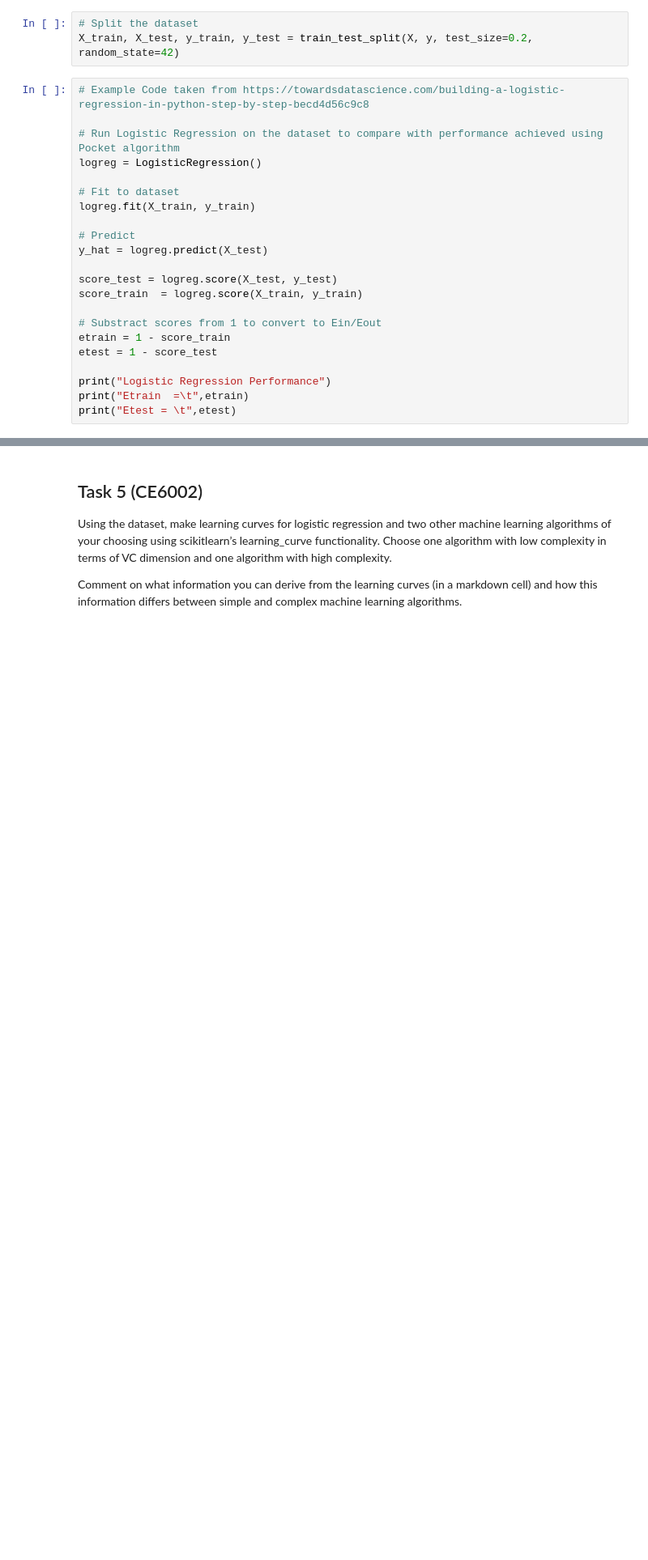
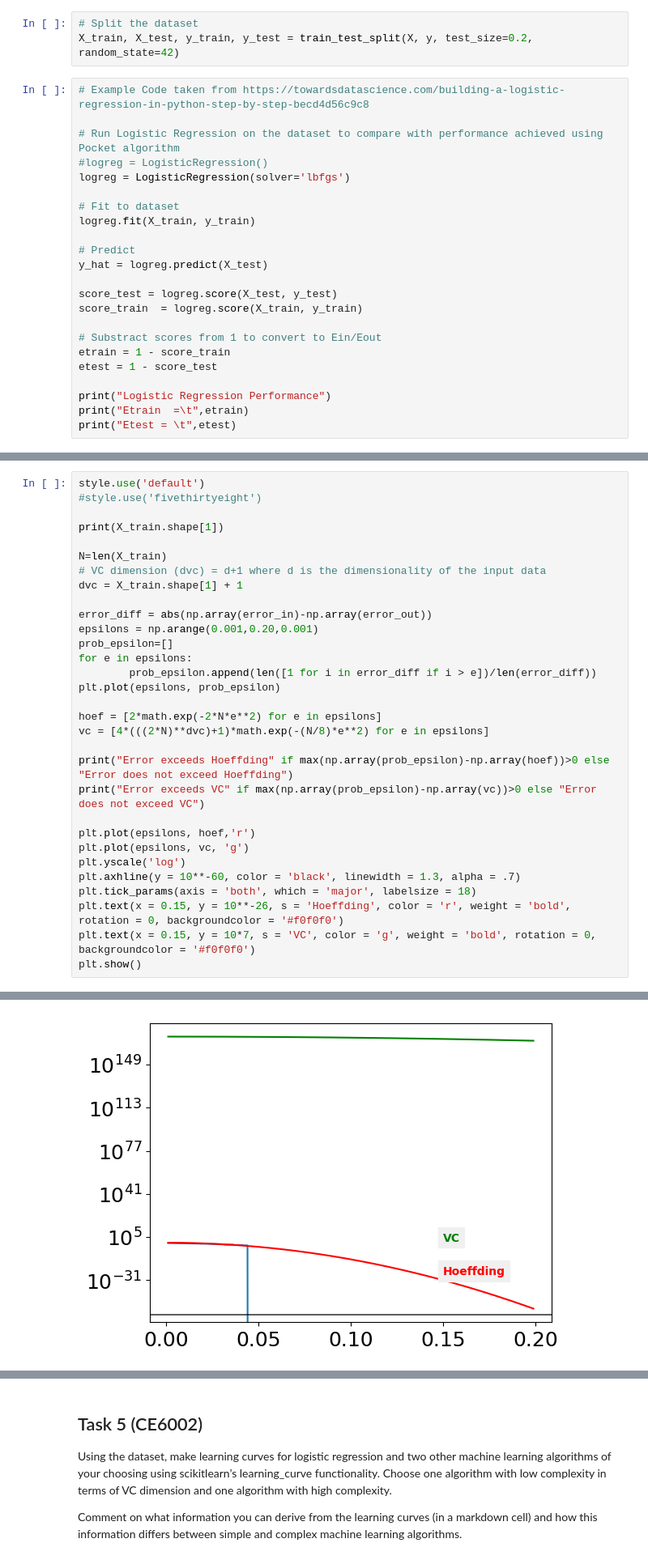
Before and after one commit to vipulpopat/MSCAI_Sem1_Etivity2, a Jupyter notebook: Etivity2_9939245.ipynb, the cells around one changed output, grey strips where cells are left out. Shown: that part at 81% size. Drawn from its saved outputs; the diff is of its cells as text; blank space fills up the shorter version.

```diff
--- a/Etivity2_9939245.ipynb
+++ b/Etivity2_9939245.ipynb
@@ -931,7 +935,8 @@ X_train, X_test, y_train, y_test = train_test_split(X, y, test_size=0.2, random_
 # Example Code taken from https://towardsdatascience.com/building-a-logistic-regression-in-python-step-by-step-becd4d56c9c8
 
 # Run Logistic Regression on the dataset to compare with performance achieved using Pocket algorithm
-logreg = LogisticRegression()
+#logreg = LogisticRegression()
+logreg = LogisticRegression(solver='lbfgs')
 
 # Fit to dataset
 logreg.fit(X_train, y_train)
@@ -1031,0 +1104,32 @@ hoeffding_plot(X,y,logreg,repeats=1000)
+# %%
+style.use('default')
+#style.use('fivethirtyeight')
+
+print(X_train.shape[1])
+
+N=len(X_train)
+# VC dimension (dvc) = d+1 where d is the dimensionality of the input data
+dvc = X_train.shape[1] + 1
+
+error_diff = abs(np.array(error_in)-np.array(error_out))
+epsilons = np.arange(0.001,0.20,0.001)
+prob_epsilon=[]
+for e in epsilons:
+        prob_epsilon.append(len([1 for i in error_diff if i > e])/len(error_diff))
+plt.plot(epsilons, prob_epsilon)
+
+hoef = [2*math.exp(-2*N*e**2) for e in epsilons]
+vc = [4*(((2*N)**dvc)+1)*math.exp(-(N/8)*e**2) for e in epsilons]
+
+print("Error exceeds Hoeffding" if max(np.array(prob_epsilon)-np.array(hoef))>0 else "Error does not exceed Hoeffding")
+print("Error exceeds VC" if max(np.array(prob_epsilon)-np.array(vc))>0 else "Error does not exceed VC")
+
+plt.plot(epsilons, hoef,'r')
+plt.plot(epsilons, vc, 'g')
+plt.yscale('log')
+plt.axhline(y = 10**-60, color = 'black', linewidth = 1.3, alpha = .7)
+plt.tick_params(axis = 'both', which = 'major', labelsize = 18)
+plt.text(x = 0.15, y = 10**-26, s = 'Hoeffding', color = 'r', weight = 'bold', rotation = 0, backgroundcolor = '#f0f0f0')
+plt.text(x = 0.15, y = 10*7, s = 'VC', color = 'g', weight = 'bold', rotation = 0, backgroundcolor = '#f0f0f0')
+plt.show()
+# %% [output]
@@ -1031,0 +1139 @@ hoeffding_plot(X,y,logreg,repeats=1000)
+[figure, added]
```
Also changed, not shown: parts of 15 cells of this notebook.
